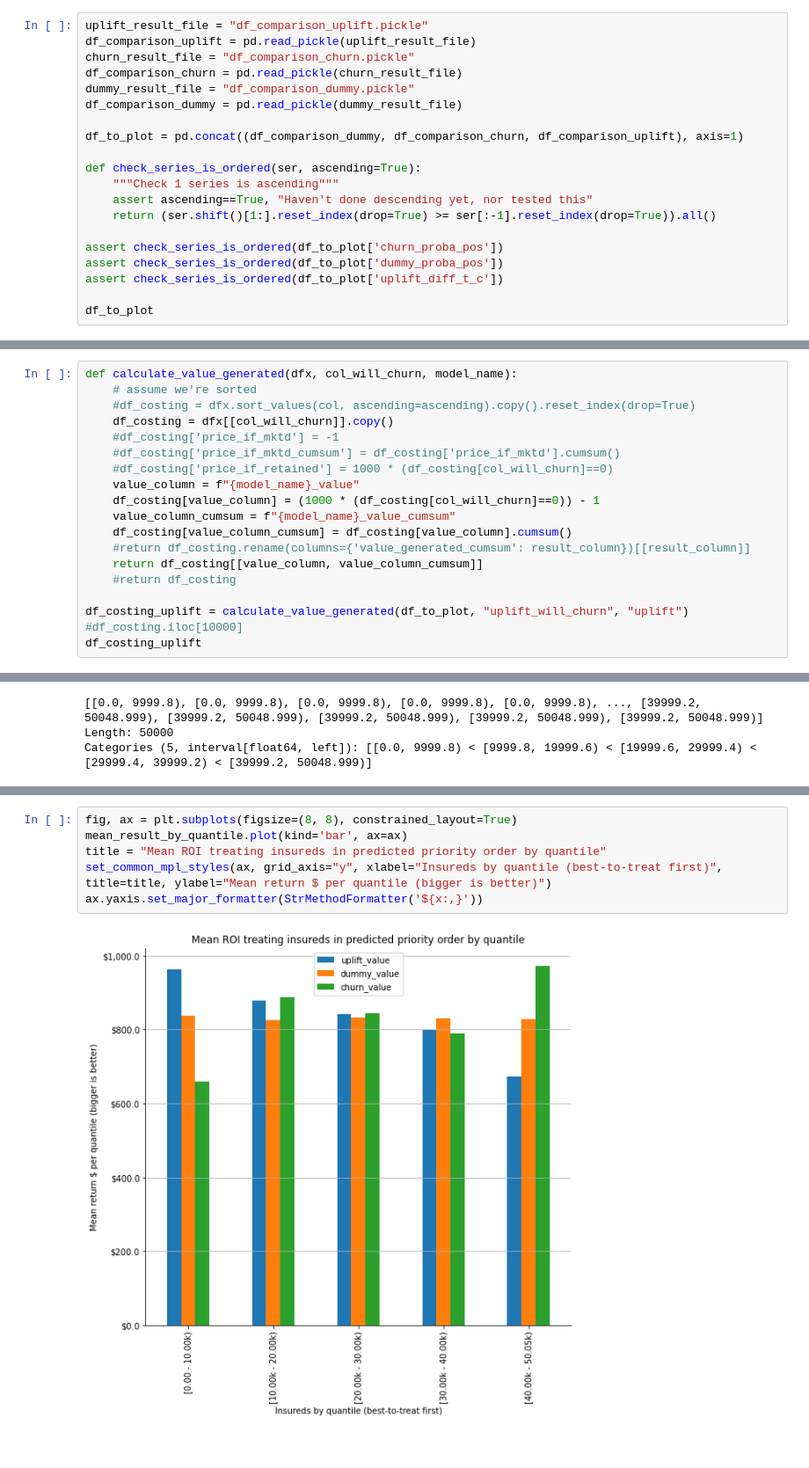
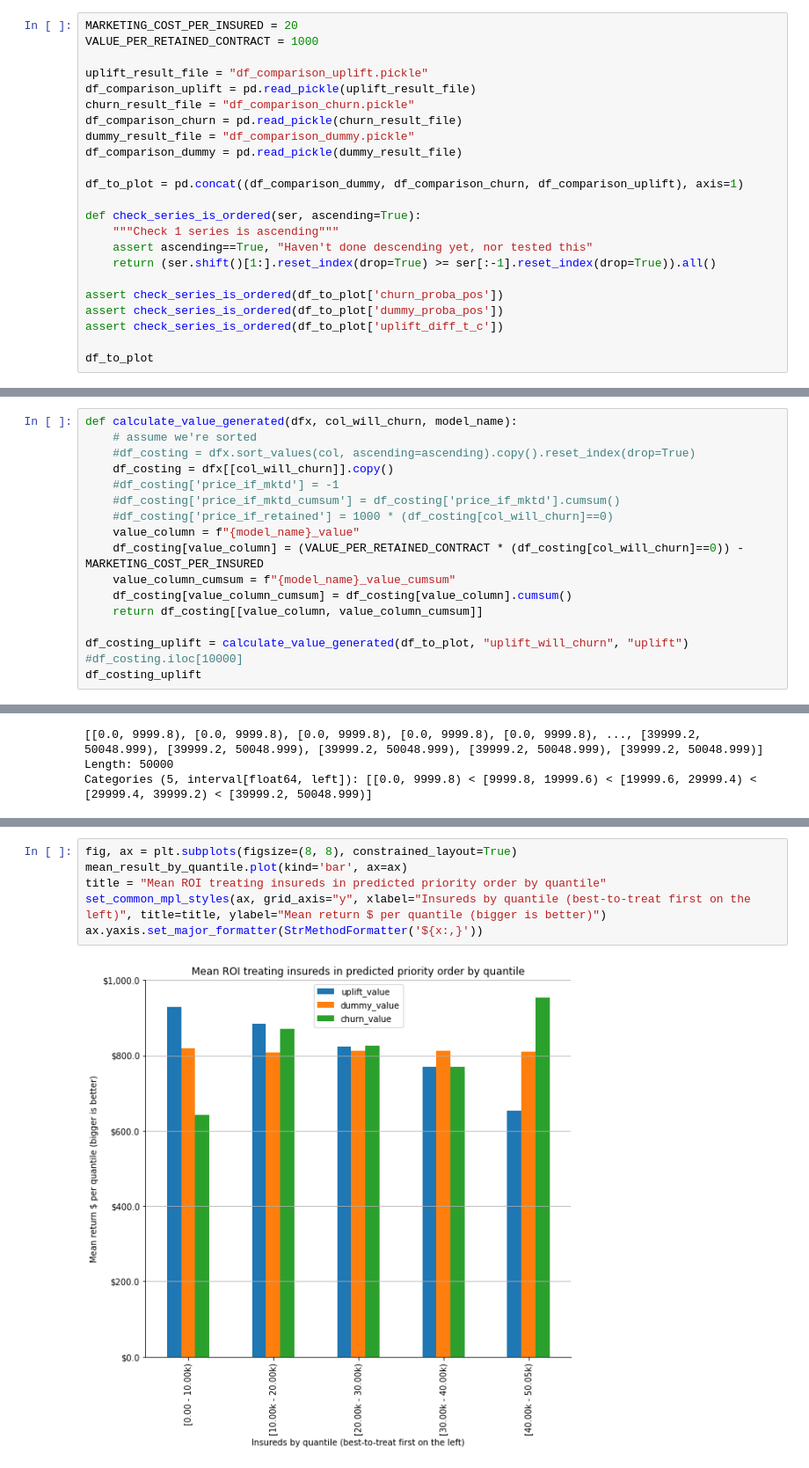
Before and after one commit to ianozsvald/uplift_experiment, a Jupyter notebook: uplift2a_plot_result.ipynb, the cells around one changed output, grey strips where cells are left out. Shown at 88% size. Saved outputs shown, nothing was run; the diff lists cells and outputs as text.

```diff
--- a/uplift2a_plot_result.ipynb
+++ b/uplift2a_plot_result.ipynb
@@ -8,6 +8,9 @@ import matplotlib.pyplot as plt
 from simpler_pandas import apply_labelling, sanity_check, show_df_details
 from labelling import format_to_base_10
 # %%
+MARKETING_COST_PER_INSURED = 20
+VALUE_PER_RETAINED_CONTRACT = 1000
+
 uplift_result_file = "df_comparison_uplift.pickle"
 df_comparison_uplift = pd.read_pickle(uplift_result_file)
 churn_result_file = "df_comparison_churn.pickle"
@@ -57,12 +60,10 @@ def calculate_value_generated(dfx, col_will_churn, model_name):
     #df_costing['price_if_mktd_cumsum'] = df_costing['price_if_mktd'].cumsum()
     #df_costing['price_if_retained'] = 1000 * (df_costing[col_will_churn]==0)
     value_column = f"{model_name}_value"
-    df_costing[value_column] = (1000 * (df_costing[col_will_churn]==0)) - 1
+    df_costing[value_column] = (VALUE_PER_RETAINED_CONTRACT * (df_costing[col_will_churn]==0)) - MARKETING_COST_PER_INSURED
     value_column_cumsum = f"{model_name}_value_cumsum"
     df_costing[value_column_cumsum] = df_costing[value_column].cumsum()
-    #return df_costing.rename(columns={'value_generated_cumsum': result_column})[[result_column]]
     return df_costing[[value_column, value_column_cumsum]]
-    #return df_costing
 
 df_costing_uplift = calculate_value_generated(df_to_plot, "uplift_will_churn", "uplift")
 #df_costing.iloc[10000]
@@ -155,8 +147,8 @@ mean_result_by_quantile
 # %%
 fig, ax = plt.subplots(figsize=(8, 8), constrained_layout=True)
 mean_result_by_quantile.plot(kind='bar', ax=ax)
 title = "Mean ROI treating insureds in predicted priority order by quantile"
-set_common_mpl_styles(ax, grid_axis="y", xlabel="Insureds by quantile (best-to-treat first)", title=title, ylabel="Mean return $ per quantile (bigger is better)")
+set_common_mpl_styles(ax, grid_axis="y", xlabel="Insureds by quantile (best-to-treat first on the left)", title=title, ylabel="Mean return $ per quantile (bigger is better)")
 ax.yaxis.set_major_formatter(StrMethodFormatter('${x:,}'))
 # %% [output]
-[figure, old version]
+[figure, new version]
```
Also changed, not shown: parts of 11 cells of this notebook, 3 other files.
